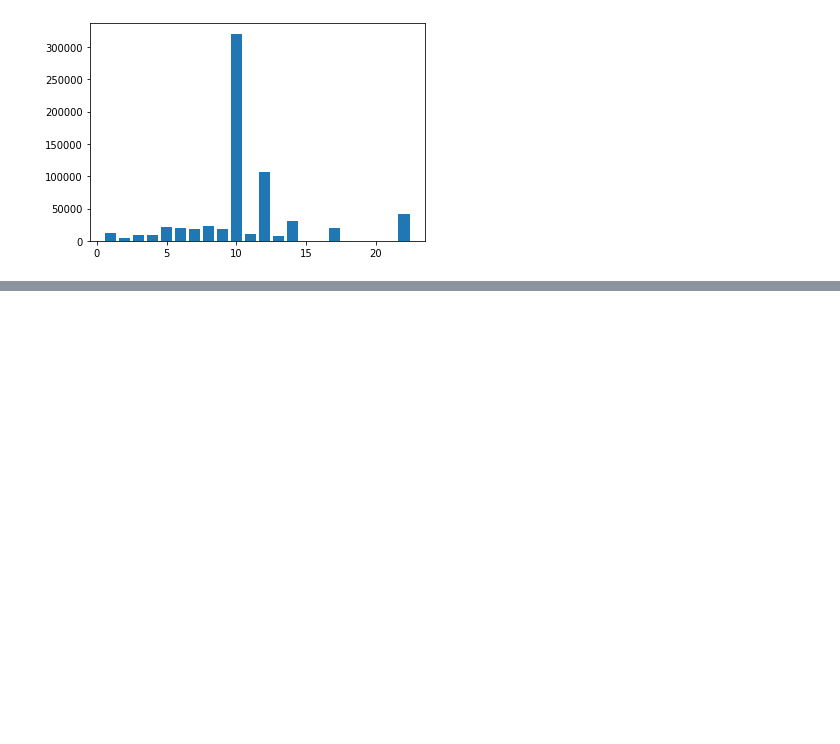
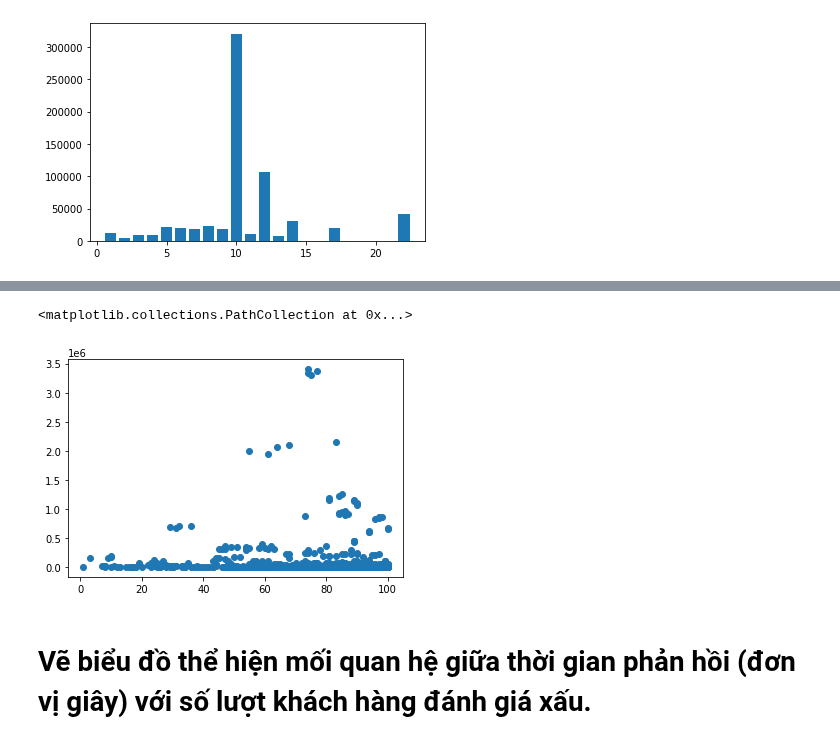
Before and after one commit to mark3000-010701/Dataanalyst, a Jupyter notebook: Bài_tập_data_Visualization_1_.ipynb, the cells around one changed output, grey strips where cells are left out. Saved outputs shown, nothing was run; the diff lists cells and outputs as text; code cells hidden in the pictures; blank space fills up the shorter version.

```diff
--- a/Bài_tập_data_Visualization_1_.ipynb
+++ b/Bài_tập_data_Visualization_1_.ipynb
@@ -347,0 +434,3 @@ plt.bar(check['bedroom'],check['mean_for_bedroom'])
+# %%
+dk1=dataframe[['response_rate','rating_good']]
+dk1
@@ -347,0 +451,3 @@ plt.bar(check['bedroom'],check['mean_for_bedroom'])
+# %%
+dk1=dk1[dk1.rating_good.isna()==False]
+dk1
@@ -347,0 +468,7 @@ plt.bar(check['bedroom'],check['mean_for_bedroom'])
+# %%
+plt.scatter(dk1['response_rate'],dk1['rating_good'])
+# %% [output]
+<matplotlib.collections.PathCollection at 0x...>
+[figure, added]
+# %% [markdown]
+# Vẽ biểu đồ thể hiện mối quan hệ giữa thời gian phản hồi (đơn vị giây) với số lượt khách hàng đánh giá xấu.
```
Also changed, not shown: parts of 23 cells of this notebook.
